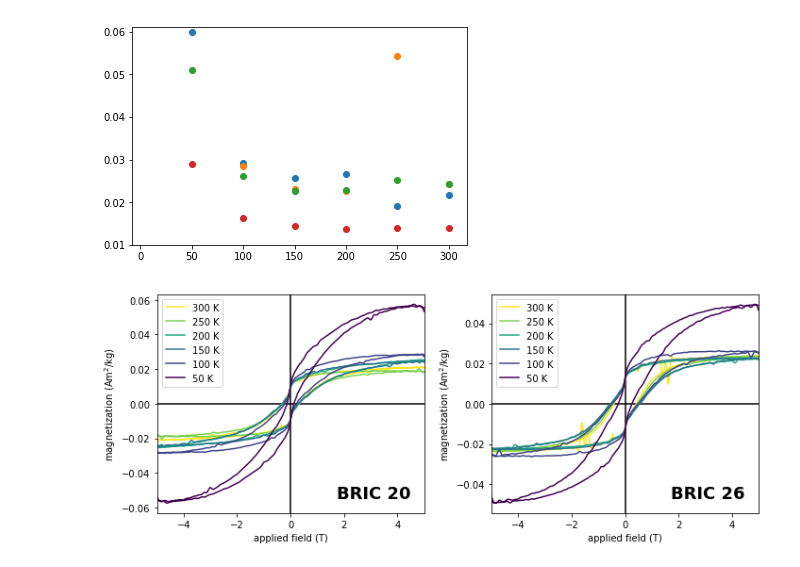
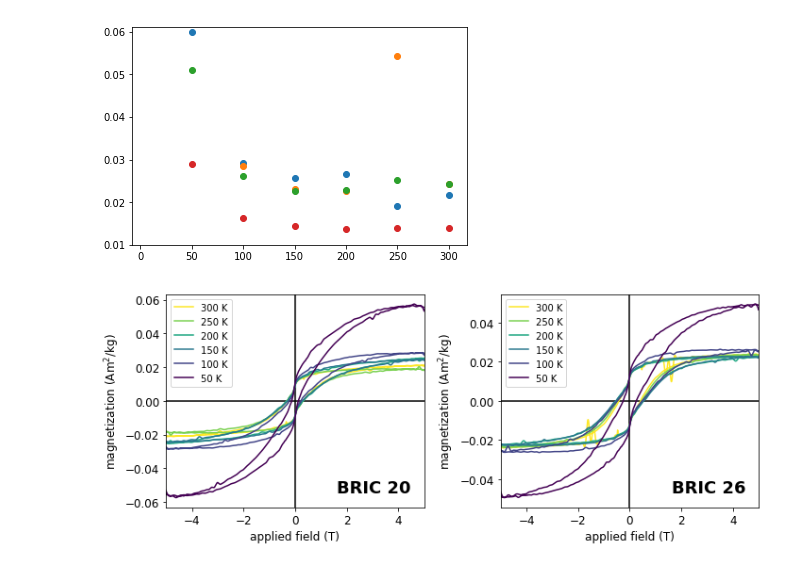
Before and after one commit to Swanson-Hysell-Group/2018_Red_Bed_Intraclasts, a Jupyter notebook: Data/low_temperature_hyst/low_temp_hyst_plots.ipynb, the cells around one changed output. Drawn from its saved outputs; the diff is of its cells as text; code cells hidden in the pictures.

Commit message:
increase font size on axis lables in plots

```diff
--- a/Data/low_temperature_hyst/low_temp_hyst_plots.ipynb
+++ b/Data/low_temperature_hyst/low_temp_hyst_plots.ipynb
@@ -173,36 +173,37 @@ plt.plot(BRIC_20_loop_250['X.2'],BRIC_20_loop_250['Mf'],color=color_250_hex,labe
 plt.plot(BRIC_20_loop_200['X.2'],BRIC_20_loop_200['Mf'],color=color_200_hex,label='200 K')
 plt.plot(BRIC_20_loop_150['X.2'],BRIC_20_loop_150['Mf'],color=color_150_hex,label='150 K')
 plt.plot(BRIC_20_loop_100['X.2'],BRIC_20_loop_100['Mf'],color=color_100_hex,label='100 K')
 plt.plot(BRIC_20_loop_50['X.2'],BRIC_20_loop_50['Mf'],color=color_50_hex,label='50 K')
 plt.hlines(0,-5,5,zorder=-1)
 plt.xlim(-5,5)
 ymin, ymax = plt.ylim()
 plt.vlines(0,ymin,ymax,zorder=-1)
 plt.ylim(ymin, ymax)
 plt.legend()
-plt.xlabel('applied field (T)')
-plt.ylabel('magnetization (Am$^2$/kg)')
+plt.xlabel('applied field (T)',fontsize=12)
+plt.ylabel('magnetization (Am$^2$/kg)',fontsize=12)
 plt.text(4.5,ymin*0.9,'BRIC 20',horizontalalignment='right',verticalalignment='bottom',fontweight='bold',fontsize=18)
+plt.tick_params(axis='both', which='major', labelsize=12)
 
 plt.subplot(1,2,2)
 plt.plot(BRIC_26_loop_300['X.2'],BRIC_26_loop_300['Mf'],color=color_300_hex,label='300 K')
 plt.plot(BRIC_26_loop_250['X.2'],BRIC_26_loop_250['Mf'],color=color_250_hex,label='250 K')
 plt.plot(BRIC_26_loop_200['X.2'],BRIC_26_loop_200['Mf'],color=color_200_hex,label='200 K')
 plt.plot(BRIC_26_loop_150['X.2'],BRIC_26_loop_150['Mf'],color=color_150_hex,label='150 K')
 plt.plot(BRIC_26_loop_100['X.2'],BRIC_26_loop_100['Mf'],color=color_100_hex,label='100 K')
 plt.plot(BRIC_26_loop_50['X.2'],BRIC_26_loop_50['Mf'],color=color_50_hex,label='50 K')
 plt.hlines(0,-5,5,zorder=-1)
 plt.xlim(-5,5)
 ymin, ymax = plt.ylim()
 plt.vlines(0,ymin,ymax,zorder=-1)
 plt.ylim(ymin, ymax)
 plt.legend()
-plt.xlabel('applied field (T)')
-plt.ylabel('magnetization (Am$^2$/kg)')
+plt.xlabel('applied field (T)',fontsize=12)
+plt.ylabel('magnetization (Am$^2$/kg)',fontsize=12)
 plt.text(4.5,ymin*0.9,'BRIC 26',horizontalalignment='right',verticalalignment='bottom',fontweight='bold',fontsize=18)
-
+plt.tick_params(axis='both', which='major', labelsize=12)
 plt.tight_layout()
 plt.savefig('low_temp_loops.pdf')
 plt.show()
 # %% [output]
-[figure, old version]
+[figure, new version]
```
Also changed, not shown: 5 other files.
